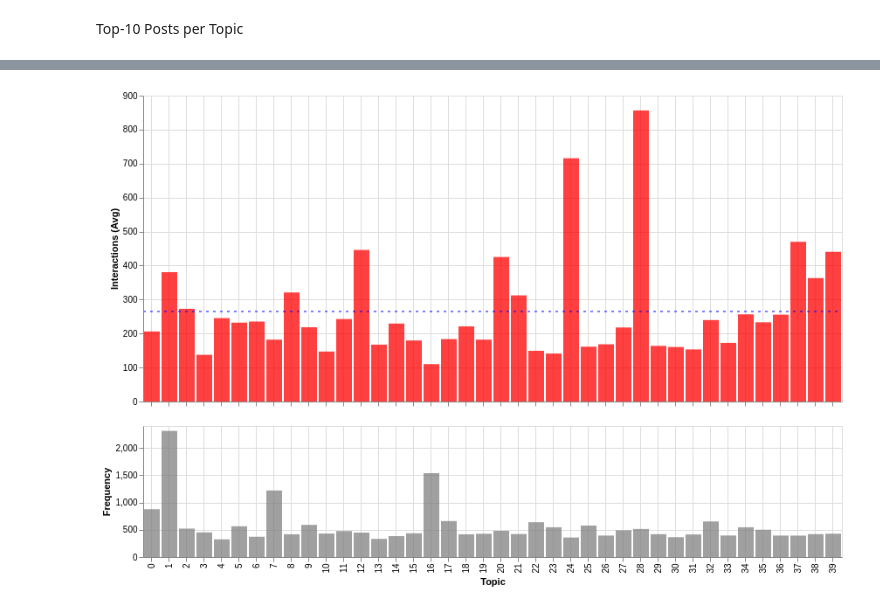
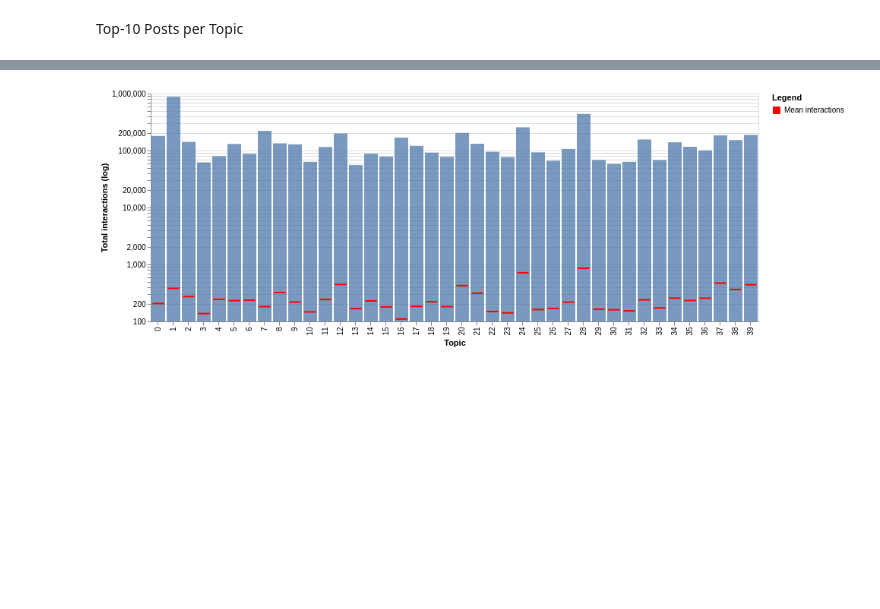
Before and after one commit to viennadatasciencegroup/data4good-wahlbeobachtung19, a Jupyter notebook: notebooks/1.3-tte-topic-evaluation.ipynb, the cells around one changed output, grey strips where cells are left out. Cells and saved outputs as stored; diff of their text form; code cells hidden in the pictures; blank space fills up the shorter version.

Commit message:
Topic model stats and plots.

```diff
--- a/notebooks/1.3-tte-topic-evaluation.ipynb
+++ b/notebooks/1.3-tte-topic-evaluation.ipynb
@@ -79,16 +94,4 @@ topic_range = range(0, 40)
 #     for i in topic_range:
 #         with pd.option_context("display.max_colwidth", -1):
 #             f.write("Topic " + str(i) + ":\n" + get_top_10(topics40, i, topic_range).to_string(index=False) + "\n\n")
-# %%
-topic_interpretation = {0: "-", 1: "Wahlwerbung & Dank", 2: "Linke Themen",
-                        3: "-", 4: "-", 5: "FPÖ", 6: "Wandel (Partei)",
-                        7: "Anti-Rechts", 8: "-", 9: "Extrem Links", 10: "Liberal",
-                        11: "-", 12: "-", 13: "Mobilisierung Wien", 14: "ORF Wahldebatte",
-                        15: "Mobilisierung Länder", 16: "Populistisch",
-                        17: "Puls4 Wahldebatte", 18: "Emotionen", 19: "Außenpolitik",
-                        20: "Wahlprognose", 21: "Umwelt", 22: "-", 23: "-", 24: "-",
-                        25: "Polarisierung", 26: "Strache", 27: "-",
-                        28: "Grün alternativ", 29: "Neos", 30: "-", 31: "-",
-                        32: "-", 33: "-", 34: "-", 35: "Greta Thunberg",
-                        36: "-", 37: "-", 38: "Umweltthema SPÖ", 39: "-"}
 # %% [markdown]
@@ -98,3 +101,5 @@ data = posts.set_index("textID").join(topics40.set_index("textID"), lsuffix="_po
 data.dropna(subset=["text_posts", "topic"], inplace=True)
 data.drop_duplicates(subset=["text_posts"], keep="first", inplace=True)
 data.topic = data.topic.apply(int)
+data["topic_interpretation"] = data.topic.map(topic_interpretation)
+data["source"] = data.Site
@@ -101,5 +108,5 @@ data.topic = data.topic.apply(int)
 # %%
-grouped = data.groupby(["topic"]).agg({"interactionCount": ["count", "sum", "mean"]})
-grouped["interpretation"] = grouped.index.map(topic_interpretation)
+grouped = data.groupby(["topic", "topic_interpretation"]).agg({"interactionCount": ["count", "sum", "mean"]})
+pd.set_option("display.max_rows", None)
 grouped
 # %% [output]
@@ -125,35 +132,32 @@ grouped
 # %%
-p_data = grouped.copy()
-p_data.columns = ["count", "sum", "mean", "interpretation"]
-p_data.reset_index(inplace=True)
+grouped.columns = ["count", "sum", "mean"]
+p_data = grouped.reset_index()
+p_data["Topic"] = p_data.topic_interpretation
+p_data["bar_label"] = ["Total interactions"] * p_data.shape[0]
+p_data["mean_label"] = ["Mean interactions"] * p_data.shape[0]
 
-freq_p = alt.Chart(p_data).mark_bar().encode(
-    alt.X("topic:O", title="Topic", axis=alt.Axis(grid=True)),
-    alt.Y("count:Q", title="Frequency"),
-    color=alt.value("grey"),
-    opacity=alt.value(0.75)
-).properties(
-    height=150
+bars = alt.Chart(p_data).mark_bar().encode(
+    x=alt.X("topic:N", title="Topic"),
+    y=alt.Y("sum:Q",
+            scale=alt.Scale(type="log", base=10),
+            title="Total interactions (log)"),
+    opacity=alt.value(0.75),
+    tooltip=["Topic"]
 )
 
-mean_p = alt.Chart(p_data).mark_bar().encode(
-    alt.X("topic:O", title="", axis=alt.Axis(labels=False, grid=True)),
-    alt.Y("mean:Q", title="Interactions (Avg)"),
-    color=alt.value("red"),
-    opacity=alt.value(0.75),
-).properties(
-    height=350
+mean_ticks = alt.Chart(p_data).mark_tick(color="red", thickness=2).encode(
+    x=alt.X("topic:N", title="Topic"),
+    y=alt.Y("mean:Q",
+            scale=alt.Scale(type="log", base=10),
+            title=""),
+    color=alt.Color("mean_label",
+                    scale=alt.Scale(range=["red"], domain=["Mean interactions"]),
+                    title="Legend"),
+    opacity=alt.value(1)
 )
 
-rule = alt.Chart(p_data).mark_rule(
-    color="blue",
-    strokeDash=[3,5]
-).encode(
-    alt.Y("mean(mean):Q")
-)
-
-chart = alt.vconcat((mean_p + rule), freq_p)
+chart = bars + mean_ticks
 #chart.save(os.path.join(figures_path, "topics", "interactions_per_topic.html"))
 chart
 # %% [output]
-[figure, old version]
+[figure, new version]
```
Also changed, not shown: parts of 11 cells of this notebook, 6 other files.
